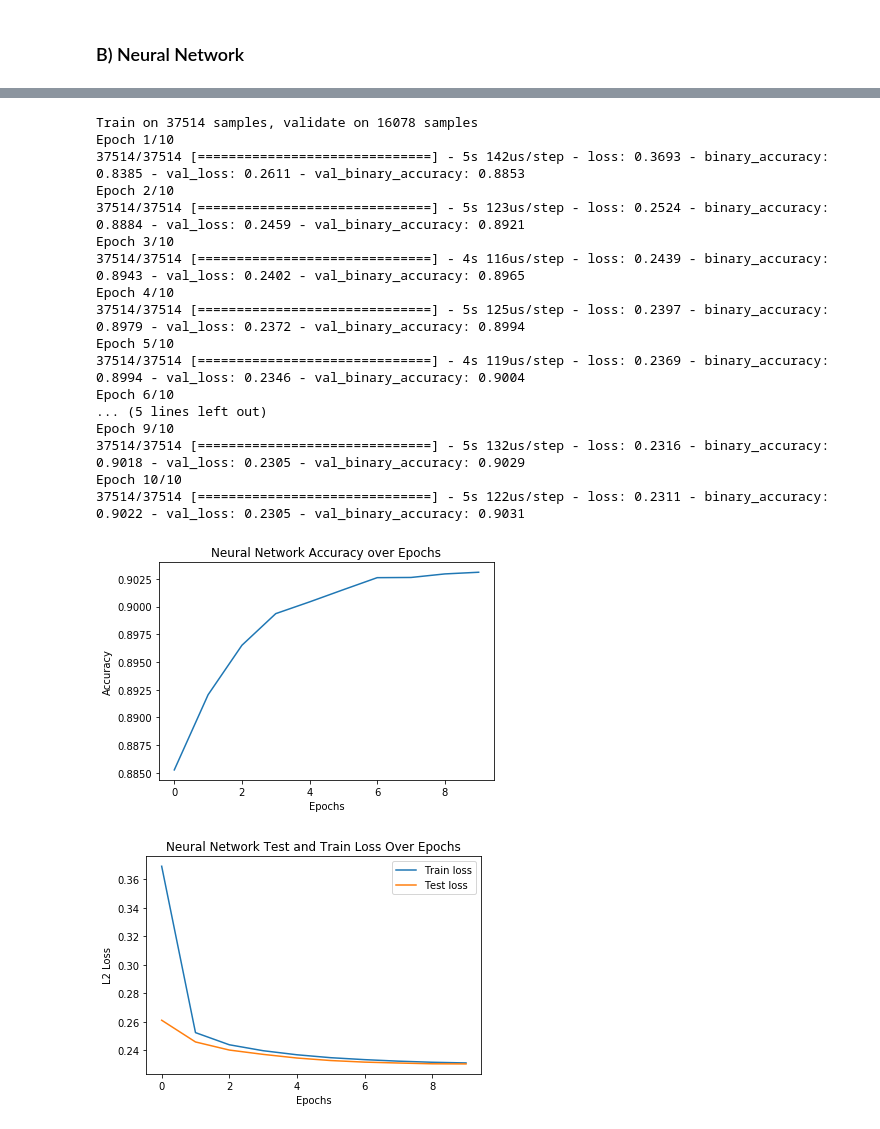
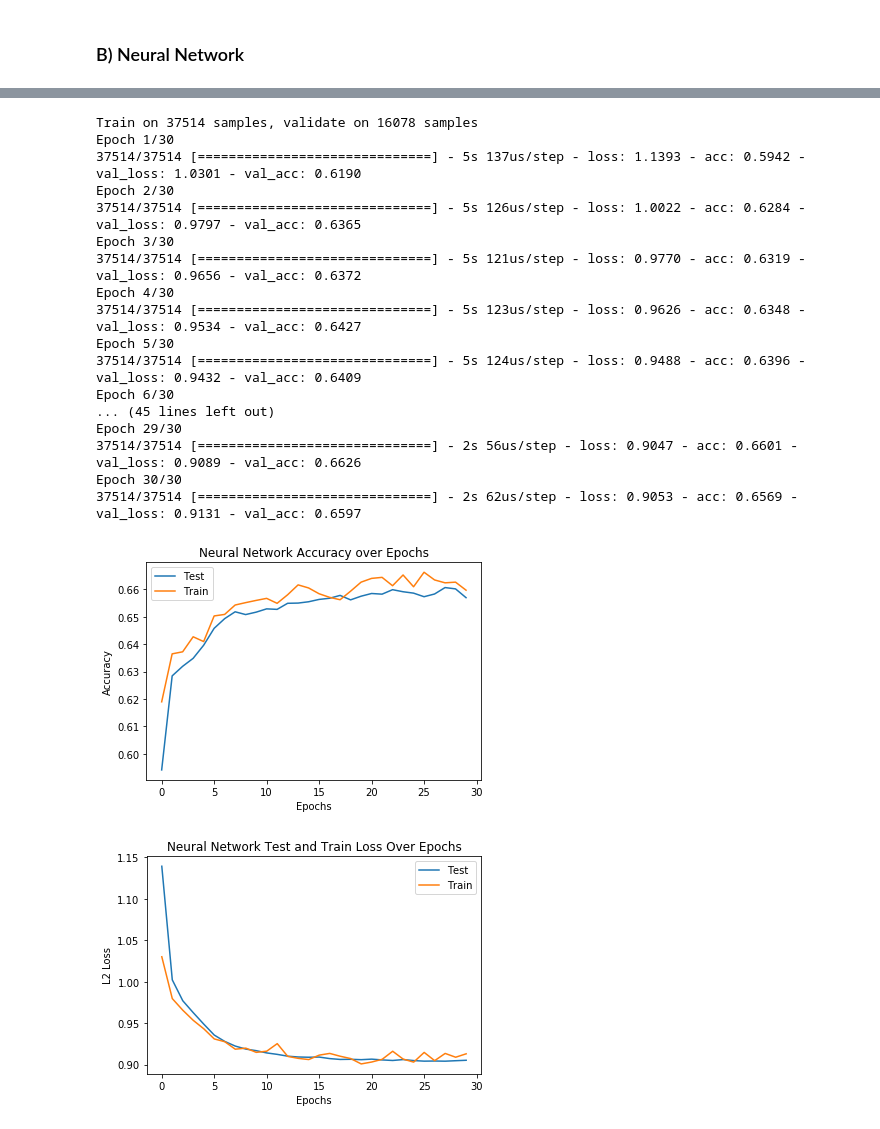
Before and after one commit to jpoles1/Beer-Style-Predictions, a Jupyter notebook: Beer Styles.ipynb, the cells around one changed output, grey strips where cells are left out. Drawn from its saved outputs; the diff is of its cells as text; code cells hidden in the pictures.

```diff
--- a/Beer Styles.ipynb
+++ b/Beer Styles.ipynb
@@ -176,0 +263,6 @@ dt_results
+# %%
+#dataframe of feature importances
+dtc = DecisionTreeClassifier()
+dtc.fit(X_train, y_train)
+dtc_feats = pd.DataFrame(list(zip(['OG', 'FG', 'ABV', 'IBU', 'Color', 'BoilTime', 'Efficiency'], dtc.feature_importances_)), \
+                         columns = ['Feature', 'Importance']).sort_values(by = 'Importance', ascending = False)
@@ -186,7 +290,7 @@ model = Sequential()
 # %%
 #network topology
 input_units = X_train.shape[1]
-hidden_units = X_train.shape[1] - 1
+hidden_units = 4
 
 #input layer
 model.add(Dense(hidden_units,
@@ -194,49 +298,54 @@ model.add(Dense(hidden_units,
                 activation = 'relu',
                 kernel_regularizer=regularizers.l2(0.0001)))
 #hidden layer
-model.add(Dense(hidden_units,
-               activation = 'relu',))
+model.add(Dense(50, activation = 'relu',))
+#hidden layer
+model.add(Dense(50, activation = 'relu',))
+
+
 
 #output layer
-model.add(Dense(7, activation = 'sigmoid'))
+model.add(Dense(7, activation = 'softmax'))
 # %%
 #compile the model
-model.compile(loss = 'binary_crossentropy',
-              optimizer = 'adam',
-              metrics = ['binary_accuracy'])
+model.compile(loss = 'categorical_crossentropy',
+              optimizer = 'rmsprop',
+              metrics = ['accuracy'])
 # %%
 #train the model
 history = model.fit(X_train, y_train,
                    validation_data = (X_test, y_test),
-                   epochs = 10,
+                   epochs = 30,
                    batch_size = None,
                    verbose = 1)
 # %% [output]
 Train on 37514 samples, validate on 16078 samples
-Epoch 1/10
-37514/37514 [==============================] - 5s 142us/step - loss: 0.3693 - binary_accuracy: 0.8385 - val_loss: 0.2611 - val_binary_accuracy: 0.8853
-Epoch 2/10
-37514/37514 [==============================] - 5s 123us/step - loss: 0.2524 - binary_accuracy: 0.8884 - val_loss: 0.2459 - val_binary_accuracy: 0.8921
-Epoch 3/10
-37514/37514 [==============================] - 4s 116us/step - loss: 0.2439 - binary_accuracy: 0.8943 - val_loss: 0.2402 - val_binary_accuracy: 0.8965
-Epoch 4/10
-37514/37514 [==============================] - 5s 125us/step - loss: 0.2397 - binary_accuracy: 0.8979 - val_loss: 0.2372 - val_binary_accuracy: 0.8994
-Epoch 5/10
-37514/37514 [==============================] - 4s 119us/step - loss: 0.2369 - binary_accuracy: 0.8994 - val_loss: 0.2346 - val_binary_accuracy: 0.9004
-Epoch 6/10
-... (5 lines left out)
-Epoch 9/10
-37514/37514 [==============================] - 5s 132us/step - loss: 0.2316 - binary_accuracy: 0.9018 - val_loss: 0.2305 - val_binary_accuracy: 0.9029
-Epoch 10/10
-37514/37514 [==============================] - 5s 122us/step - loss: 0.2311 - binary_accuracy: 0.9022 - val_loss: 0.2305 - val_binary_accuracy: 0.9031
+Epoch 1/30
+37514/37514 [==============================] - 5s 137us/step - loss: 1.1393 - acc: 0.5942 - val_loss: 1.0301 - val_acc: 0.6190
+Epoch 2/30
+37514/37514 [==============================] - 5s 126us/step - loss: 1.0022 - acc: 0.6284 - val_loss: 0.9797 - val_acc: 0.6365
+Epoch 3/30
+37514/37514 [==============================] - 5s 121us/step - loss: 0.9770 - acc: 0.6319 - val_loss: 0.9656 - val_acc: 0.6372
+Epoch 4/30
+37514/37514 [==============================] - 5s 123us/step - loss: 0.9626 - acc: 0.6348 - val_loss: 0.9534 - val_acc: 0.6427
+Epoch 5/30
+37514/37514 [==============================] - 5s 124us/step - loss: 0.9488 - acc: 0.6396 - val_loss: 0.9432 - val_acc: 0.6409
+Epoch 6/30
+... (45 lines left out)
+Epoch 29/30
+37514/37514 [==============================] - 2s 56us/step - loss: 0.9047 - acc: 0.6601 - val_loss: 0.9089 - val_acc: 0.6626
+Epoch 30/30
+37514/37514 [==============================] - 2s 62us/step - loss: 0.9053 - acc: 0.6569 - val_loss: 0.9131 - val_acc: 0.6597
 # %%
 #plotting accuracy over epochs
-plt.plot(history.history['val_binary_accuracy'])
+plt.plot(history.history['acc'])
+plt.plot(history.history['val_acc'])
 plt.title('Neural Network Accuracy over Epochs')
 plt.ylabel('Accuracy')
-plt.xlabel('Epochs');
+plt.xlabel('Epochs')
+plt.legend(['Test', 'Train']);
 # %% [output]
-[figure, old version]
+[figure, new version]
 # %%
 train_loss = history.history['loss']
 test_loss = history.history['val_loss']
@@ -246,6 +355,7 @@ plt.plot(test_loss, label = 'Test loss')
 plt.legend();
 plt.title('Neural Network Test and Train Loss Over Epochs')
 plt.ylabel('L2 Loss')
-plt.xlabel('Epochs');
+plt.xlabel('Epochs')
+plt.legend(['Test', 'Train']);
 # %% [output]
-[figure, old version]
+[figure, new version]
```
Also changed, not shown: parts of 14 cells of this notebook.
